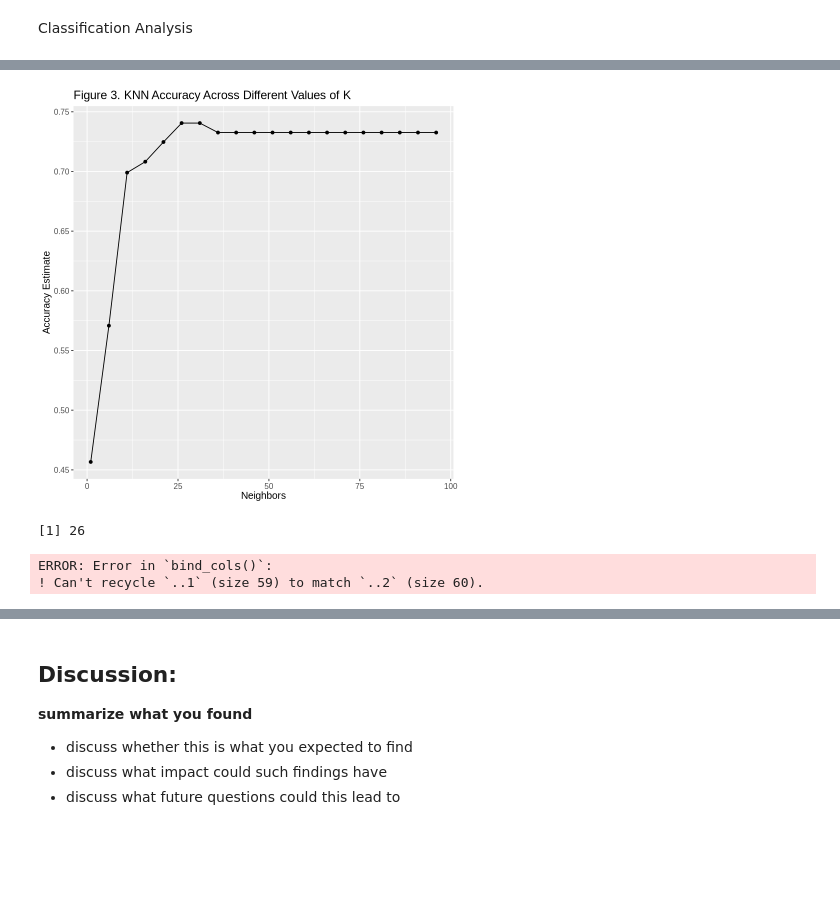
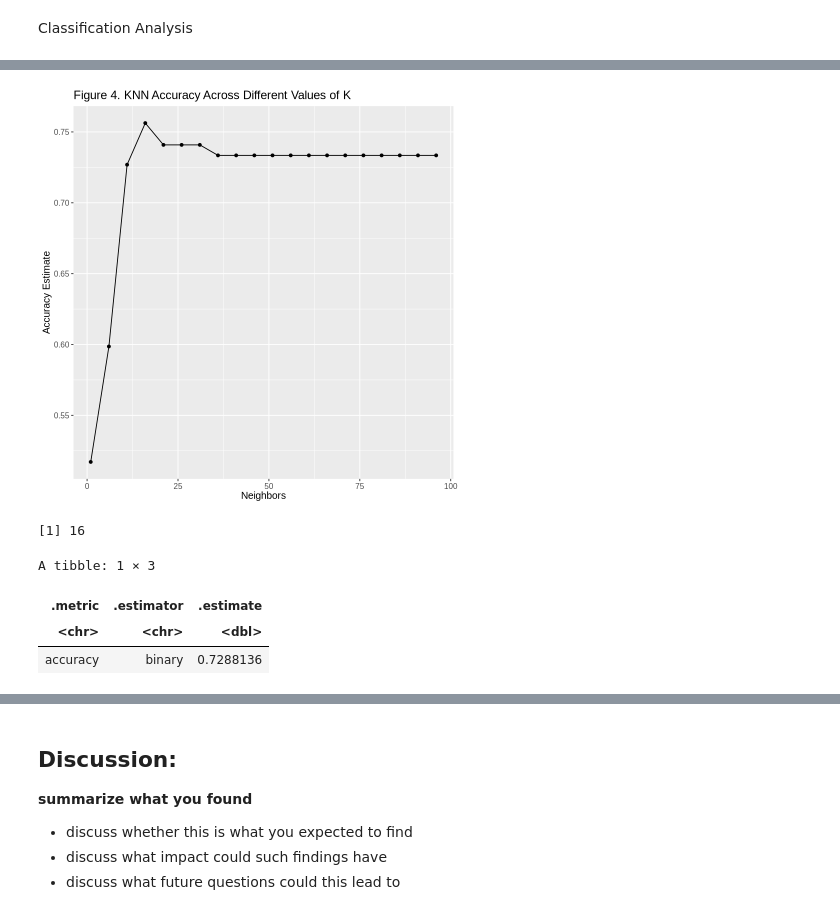
Before and after one commit to leeeeee1725/DSCI100_Project_Final_Report, a Jupyter notebook: Project Final Report.ipynb, the cells around one changed output, grey strips where cells are left out. Drawn from its saved outputs; the diff is of its cells as text; code cells hidden in the pictures; blank space fills up the shorter version.

```diff
--- a/Project Final Report.ipynb
+++ b/Project Final Report.ipynb
@@ -128,6 +121,7 @@ A spec_tbl_df: 196 × 7
 players <- players_data |>
     mutate(experience = as_factor(experience), gender = as_factor(gender), subscribe = as_factor(subscribe)) |>
     mutate(subscribe = fct_recode(subscribe, "Yes" = "TRUE", "No" = "FALSE")) |>
-    select(subscribe, experience, played_hours, gender, Age)
+    select(subscribe, experience, played_hours, gender, Age) |>
+    drop_na()
 players
 # %% [output]
@@ -251,12 +264,13 @@ knn_workflow <- workflow() |>
   add_recipe(player_recipe) |>
   add_model(knn_spec)
 # %%
-players_vfold <- vfold_cv(players_train, v = 10, strata = subscribe)
-knn_spec <- nearest_neighbor(weight_func = "rectangular",
-                             neighbors = tune()) |>
-  set_mode("classification") |>
-  set_engine("kknn")
+# Cross-validation folds
+players_vfold <- vfold_cv(players_train, v = 5, strata = subscribe)
+
+# Tuning grid for K values
 k_vals <- tibble(neighbors = seq(from = 1, to = 100, by = 5))
+
+# Tune KNN
 knn_results <- workflow() |>
   add_recipe(player_recipe) |>
   add_model(knn_spec) |>
@@ -289,42 +293,48 @@ A tibble: 20 × 7
 # %%
-# Figure 3. KNN Accuracy Across Different Values of K
+# Figure 4. KNN Accuracy Across Different Values of K
 accuracy_vs_k <- ggplot(accuracies, aes(x = neighbors, y = mean)) +
   geom_point() +
   geom_line() +
-  labs(title = "Figure 3. KNN Accuracy Across Different Values of K",
+  labs(title = "Figure 4. KNN Accuracy Across Different Values of K",
        x = "Neighbors",
        y = "Accuracy Estimate") +
   theme(text = element_text(size = 12))
 
 accuracy_vs_k
 # %% [output]
-[figure, old version]
+[figure, new version]
 # %%
+# Select best K
 best_k <- accuracies |>
         arrange(desc(mean)) |>
         head(1) |>
         pull(neighbors)
 best_k
 # %% [output]
-[1] 26
+[1] 16
 # %%
-knn_spec <- nearest_neighbor(weight_func = "rectangular",
+# Fit final KNN model
+final_knn_spec <- nearest_neighbor(weight_func = "rectangular",
                              neighbors = best_k) |>
   set_engine("kknn") |>
   set_mode("classification")
 
 knn_fit <- workflow() |>
   add_recipe(player_recipe) |>
-  add_model(knn_spec) |>
+  add_model(final_knn_spec) |>
   fit(data = players_train)
-
-player_test_predictions <- predict(knn_fit, players_test) |>
-  bind_cols(players_test)
-
-player_test_predictions |>
-  metrics(truth = subscribe, estimate = .pred_class) |>
-  filter(.metric == "accuracy")
-# %% [output]
-ERROR: Error in `bind_cols()`:
-! Can't recycle `..1` (size 59) to match `..2` (size 60).
+# %%
+# Predictions on test set + accuracy, confusion matrix, precision, recall
+player_test_predictions <- predict(knn_fit, players_test) |>
+  bind_cols(players_test)
+
+# Accuracy
+player_test_predictions |>
+  metrics(truth = subscribe, estimate = .pred_class) |>
+  filter(.metric == "accuracy")
+# %% [output]
+A tibble: 1 × 3
+| .metric | .estimator | .estimate |
+| <chr> | <chr> | <dbl> |
+| accuracy | binary | 0.7288136 |
 # %%
```
Also changed, not shown: parts of 14 cells of this notebook.
